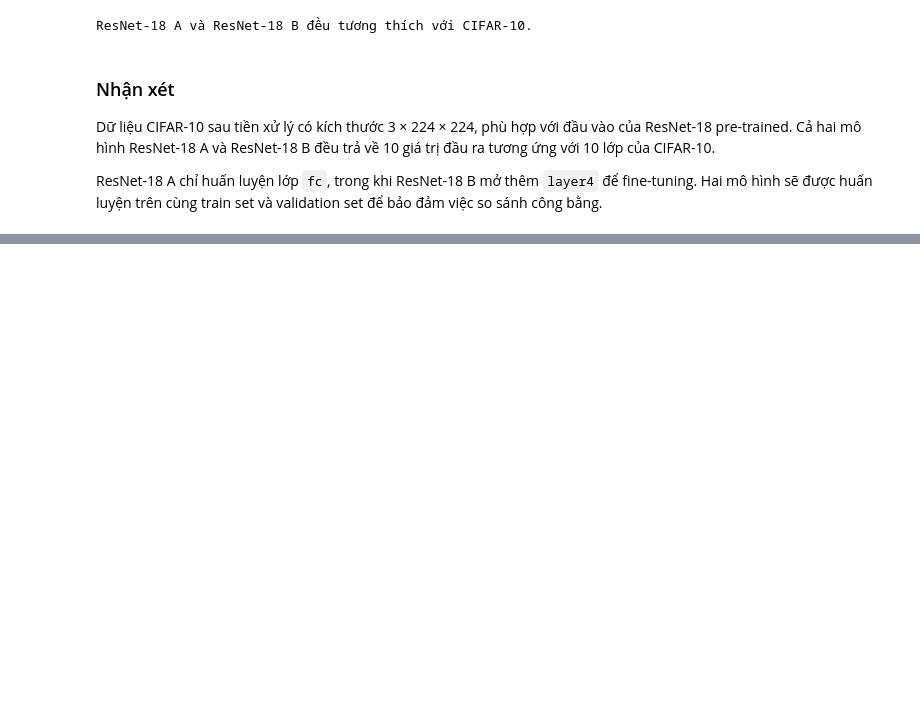
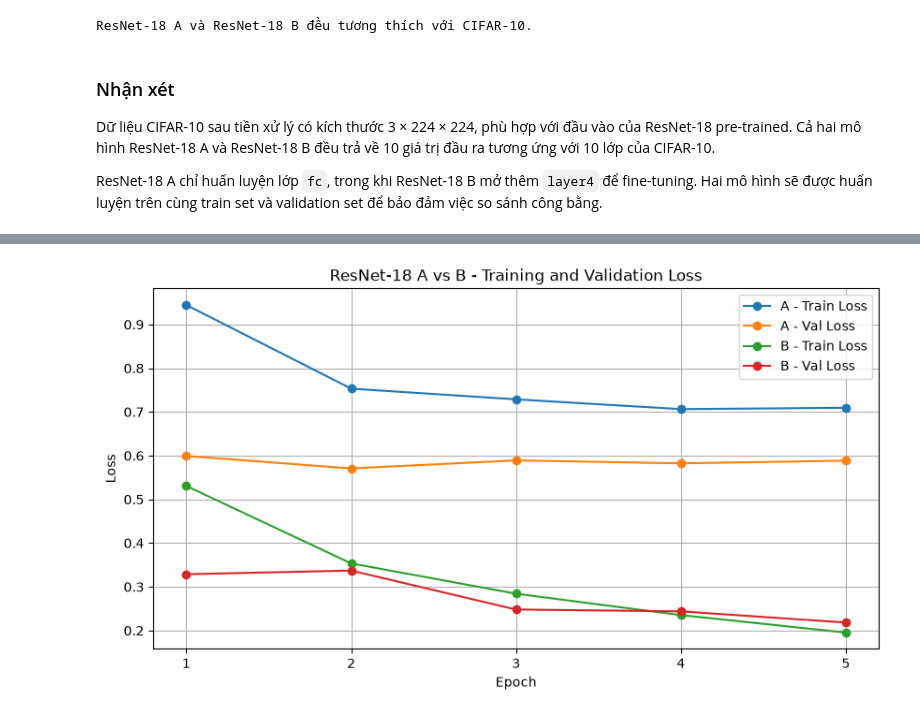
Before and after one commit to tanlen06-debug/UTH-Deep-Learning-nhom2, a Jupyter notebook: Practice_2/notebooks/02_resnet18.ipynb, the cells around one changed output, grey strips where cells are left out. Saved outputs shown, nothing was run; the diff lists cells and outputs as text; code cells hidden in the pictures; blank space fills up the shorter version.

```diff
--- a/Practice_2/notebooks/02_resnet18.ipynb
+++ b/Practice_2/notebooks/02_resnet18.ipynb
@@ -479,0 +535,18 @@ ResNet-18 A chỉ huấn luyện lớp `fc`, trong khi ResNet-18 B mở thêm `l
+# %%
+history_b = {
+    "train_loss": [0.5307, 0.3535, 0.2842, 0.2353, 0.1953],
+    "train_acc":  [81.71, 87.96, 90.34, 92.01, 93.27],
+    "val_loss":   [0.3288, 0.3371, 0.2480, 0.2438, 0.2182],
+    "val_acc":    [89.06, 88.42, 91.46, 91.76, 92.76],
+}
+
+best_val_acc_b = 92.76
+best_epoch_b = 5
+training_time_b = 811.02
+
+print("===== RESNET-18 B =====")
+print("Strategy           : layer4 + fc")
+print("Best Val Accuracy  :", best_val_acc_b, "%")
+print("Best Epoch         :", best_epoch_b)
+print("Training Time      :", training_time_b, "seconds")
+print("Checkpoint         : resnet18_layer4_fc_best.pth")
@@ -479,0 +603,44 @@ ResNet-18 A chỉ huấn luyện lớp `fc`, trong khi ResNet-18 B mở thêm `l
+# %%
+import matplotlib.pyplot as plt
+
+epochs = range(1, 6)
+
+plt.figure(figsize=(10, 5))
+
+plt.plot(
+    epochs,
+    history_a["train_loss"],
+    marker="o",
+    label="A - Train Loss"
+)
+
+plt.plot(
+    epochs,
+    history_a["val_loss"],
+    marker="o",
+    label="A - Val Loss"
+)
+
+plt.plot(
+    epochs,
+    history_b["train_loss"],
+    marker="o",
+    label="B - Train Loss"
+)
+
+plt.plot(
+    epochs,
+    history_b["val_loss"],
+    marker="o",
+    label="B - Val Loss"
+)
+
+plt.xlabel("Epoch")
+plt.ylabel("Loss")
+plt.title("ResNet-18 A vs B - Training and Validation Loss")
+plt.xticks(epochs)
+plt.grid(True)
+plt.legend()
+plt.show()
+# %% [output]
+[figure, added]
```
Also changed, not shown: parts of 15 cells of this notebook.
